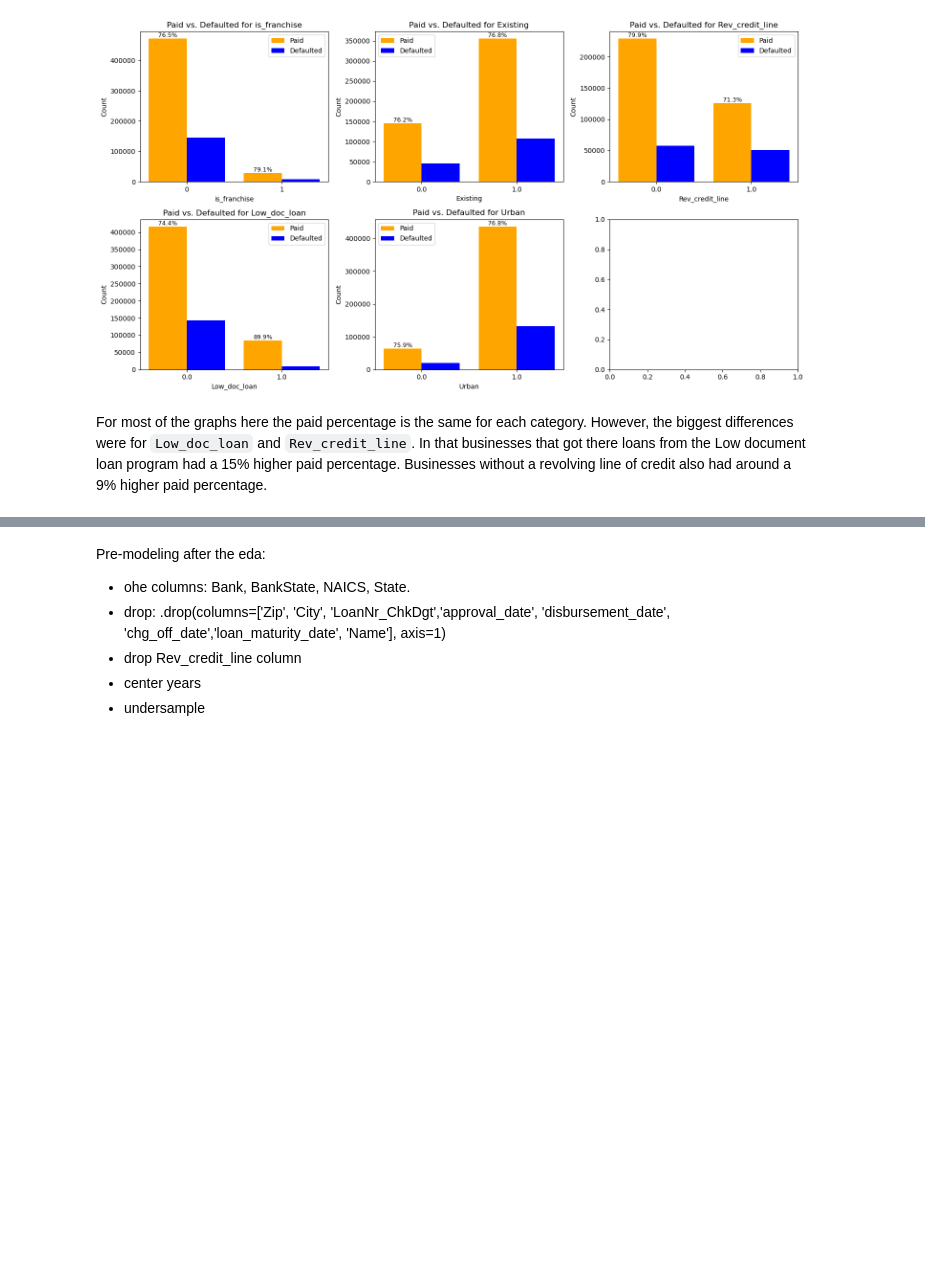
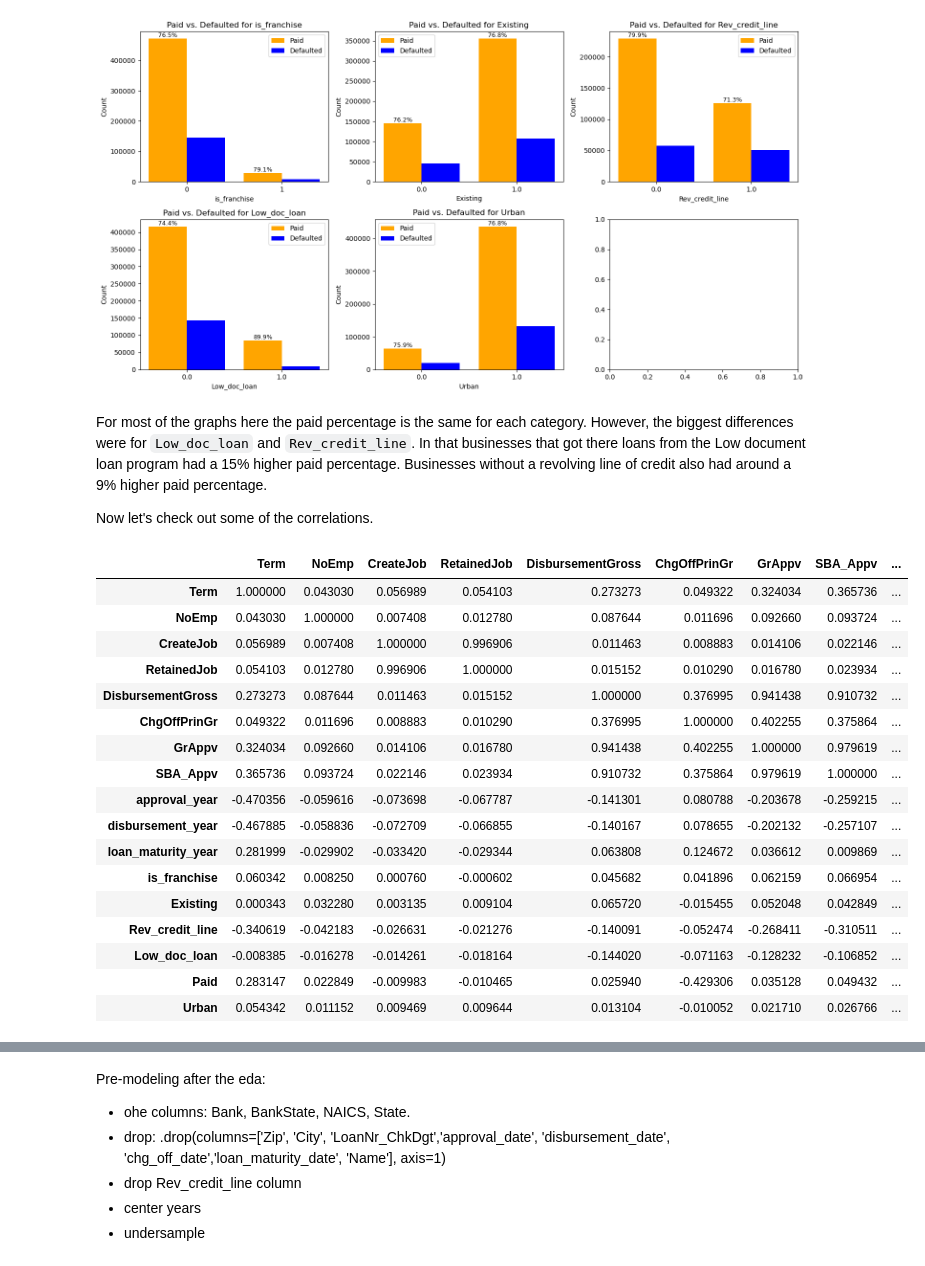
Before and after one commit to joshuaedelstein15/Loan_default, a Jupyter notebook: notebook.ipynb, the cells around one changed output, grey strips where cells are left out. Drawn from its saved outputs; the diff is of its cells as text; code cells hidden in the pictures; blank space fills up the shorter version.

```diff
--- a/notebook.ipynb
+++ b/notebook.ipynb
@@ -909,3 +925,33 @@ plt.tight_layout();
 [figure]
 # %% [markdown]
 For most of the graphs here the paid percentage is the same for each category. However, the biggest differences were for `Low_doc_loan` and `Rev_credit_line`. In that businesses that got there loans from the Low document loan program had a 15% higher paid percentage. Businesses without a revolving line of credit also had around a 9% higher paid percentage.
+
+Now let's check out some of the correlations.
+# %%
+# Selecting only the numeric columns
+numeric_cols = eda_df.select_dtypes(include=['float64', 'int64', 'Int64'])
+
+#convert data types to float
+numeric_cols = numeric_cols.astype('float64')
+
+#create correlation matrix
+numeric_cols.corr()
+# %% [output]
+|  | Term | NoEmp | CreateJob | RetainedJob | DisbursementGross | ChgOffPrinGr | GrAppv | SBA_Appv | ... |
+| Term | 1.000000 | 0.043030 | 0.056989 | 0.054103 | 0.273273 | 0.049322 | 0.324034 | 0.365736 | ... |
+| NoEmp | 0.043030 | 1.000000 | 0.007408 | 0.012780 | 0.087644 | 0.011696 | 0.092660 | 0.093724 | ... |
+| CreateJob | 0.056989 | 0.007408 | 1.000000 | 0.996906 | 0.011463 | 0.008883 | 0.014106 | 0.022146 | ... |
+| RetainedJob | 0.054103 | 0.012780 | 0.996906 | 1.000000 | 0.015152 | 0.010290 | 0.016780 | 0.023934 | ... |
+| DisbursementGross | 0.273273 | 0.087644 | 0.011463 | 0.015152 | 1.000000 | 0.376995 | 0.941438 | 0.910732 | ... |
+| ChgOffPrinGr | 0.049322 | 0.011696 | 0.008883 | 0.010290 | 0.376995 | 1.000000 | 0.402255 | 0.375864 | ... |
+| GrAppv | 0.324034 | 0.092660 | 0.014106 | 0.016780 | 0.941438 | 0.402255 | 1.000000 | 0.979619 | ... |
+| SBA_Appv | 0.365736 | 0.093724 | 0.022146 | 0.023934 | 0.910732 | 0.375864 | 0.979619 | 1.000000 | ... |
+| approval_year | -0.470356 | -0.059616 | -0.073698 | -0.067787 | -0.141301 | 0.080788 | -0.203678 | -0.259215 | ... |
+| disbursement_year | -0.467885 | -0.058836 | -0.072709 | -0.066855 | -0.140167 | 0.078655 | -0.202132 | -0.257107 | ... |
+| loan_maturity_year | 0.281999 | -0.029902 | -0.033420 | -0.029344 | 0.063808 | 0.124672 | 0.036612 | 0.009869 | ... |
+| is_franchise | 0.060342 | 0.008250 | 0.000760 | -0.000602 | 0.045682 | 0.041896 | 0.062159 | 0.066954 | ... |
+| Existing | 0.000343 | 0.032280 | 0.003135 | 0.009104 | 0.065720 | -0.015455 | 0.052048 | 0.042849 | ... |
+| Rev_credit_line | -0.340619 | -0.042183 | -0.026631 | -0.021276 | -0.140091 | -0.052474 | -0.268411 | -0.310511 | ... |
+| Low_doc_loan | -0.008385 | -0.016278 | -0.014261 | -0.018164 | -0.144020 | -0.071163 | -0.128232 | -0.106852 | ... |
+| Paid | 0.283147 | 0.022849 | -0.009983 | -0.010465 | 0.025940 | -0.429306 | 0.035128 | 0.049432 | ... |
+| Urban | 0.054342 | 0.011152 | 0.009469 | 0.009644 | 0.013104 | -0.010052 | 0.021710 | 0.026766 | ... |
```
Also changed, not shown: parts of 34 cells of this notebook.
